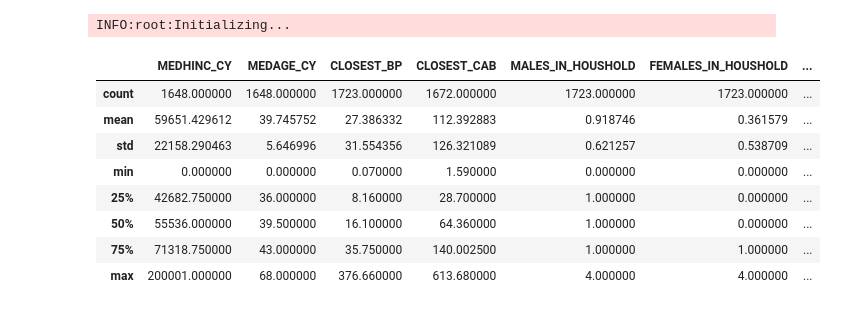
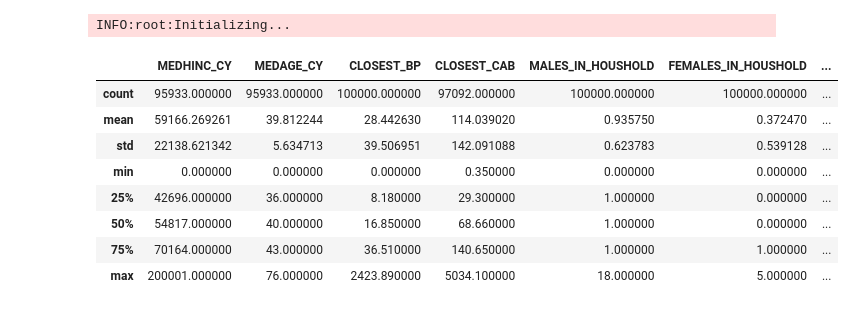
Before and after one commit to FloobtheGreat/IPy_Notebooks, a Jupyter notebook: Analyses/TabModeling_Linear.ipynb, the cells around one changed output. Saved outputs shown, nothing was run; the diff lists cells and outputs as text; code cells hidden in the pictures.

```diff
--- a/Analyses/TabModeling_Linear.ipynb
+++ b/Analyses/TabModeling_Linear.ipynb
@@ -32,21 +34,22 @@ helper = HelperPI.Helper()
 INFO:root:Initializing...
 # %%
 #base, dtypesdf = helper.readData(sql)
-base = pd.read_csv(r'C:\users\pairwin\Documents\GitHub\IPy_Notebooks\SQL\tab_model.csv', parse_dates=['DATE_VALUE'])
-base = base[base['TARGET_VALUE15'] > 0]
+base = pd.read_csv(r'C:\users\pairwin\Documents\GitHub\IPy_Notebooks\SQL\tab_model_linear.csv', parse_dates=['DATE_VALUE'])
 #base = pd.read_csv(r'/home/pirwin/Git/IPy_Notebooks/SQL/tab_model.csv',parse_dates=['DATE_VALUE'])
 base['DAYS_BTW_PURCH'] = base['DAYS_AS_CUSTOMER']/base['TOTAL_TRANSACTIONS']
+base['AOS'] = base['TOTAL_SPEND'] / base['TOTAL_TRANSACTIONS']
+
 #dtypes = helper.getDtypes(base)
 base.describe()
 # %% [output]
 |  | MEDHINC_CY | MEDAGE_CY | CLOSEST_BP | CLOSEST_CAB | MALES_IN_HOUSHOLD | FEMALES_IN_HOUSHOLD | ... |
-| count | 1648.000000 | 1648.000000 | 1723.000000 | 1672.000000 | 1723.000000 | 1723.000000 | ... |
-| mean | 59651.429612 | 39.745752 | 27.386332 | 112.392883 | 0.918746 | 0.361579 | ... |
-| std | 22158.290463 | 5.646996 | 31.554356 | 126.321089 | 0.621257 | 0.538709 | ... |
-| min | 0.000000 | 0.000000 | 0.070000 | 1.590000 | 0.000000 | 0.000000 | ... |
-| 25% | 42682.750000 | 36.000000 | 8.160000 | 28.700000 | 1.000000 | 0.000000 | ... |
-| 50% | 55536.000000 | 39.500000 | 16.100000 | 64.360000 | 1.000000 | 0.000000 | ... |
-| 75% | 71318.750000 | 43.000000 | 35.750000 | 140.002500 | 1.000000 | 1.000000 | ... |
-| max | 200001.000000 | 68.000000 | 376.660000 | 613.680000 | 4.000000 | 4.000000 | ... |
+| count | 95933.000000 | 95933.000000 | 100000.000000 | 97092.000000 | 100000.000000 | 100000.000000 | ... |
+| mean | 59166.269261 | 39.812244 | 28.442630 | 114.039020 | 0.935750 | 0.372470 | ... |
+| std | 22138.621342 | 5.634713 | 39.506951 | 142.091088 | 0.623783 | 0.539128 | ... |
+| min | 0.000000 | 0.000000 | 0.000000 | 0.350000 | 0.000000 | 0.000000 | ... |
+| 25% | 42696.000000 | 36.000000 | 8.180000 | 29.300000 | 1.000000 | 0.000000 | ... |
+| 50% | 54817.000000 | 40.000000 | 16.850000 | 68.660000 | 1.000000 | 0.000000 | ... |
+| 75% | 70164.000000 | 43.000000 | 36.510000 | 140.650000 | 1.000000 | 1.000000 | ... |
+| max | 200001.000000 | 76.000000 | 2423.890000 | 5034.100000 | 18.000000 | 5.000000 | ... |
 # %%
 collist = ['MEDHINC_CY','MEDAGE_CY','CLOSEST_BP','MALES_IN_HOUSHOLD','FEMALES_IN_HOUSHOLD','REWARDS_CUSTOMER',
```
Also changed, not shown: parts of 12 cells of this notebook, 8 other files.
